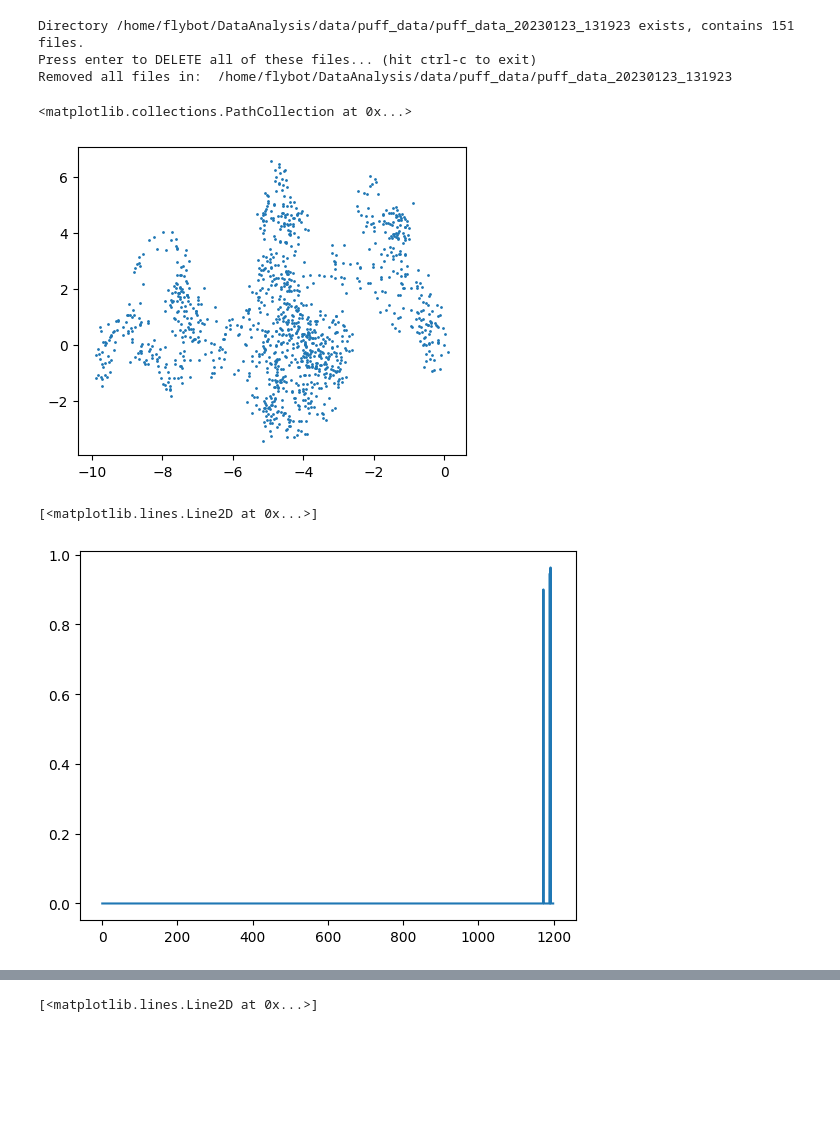
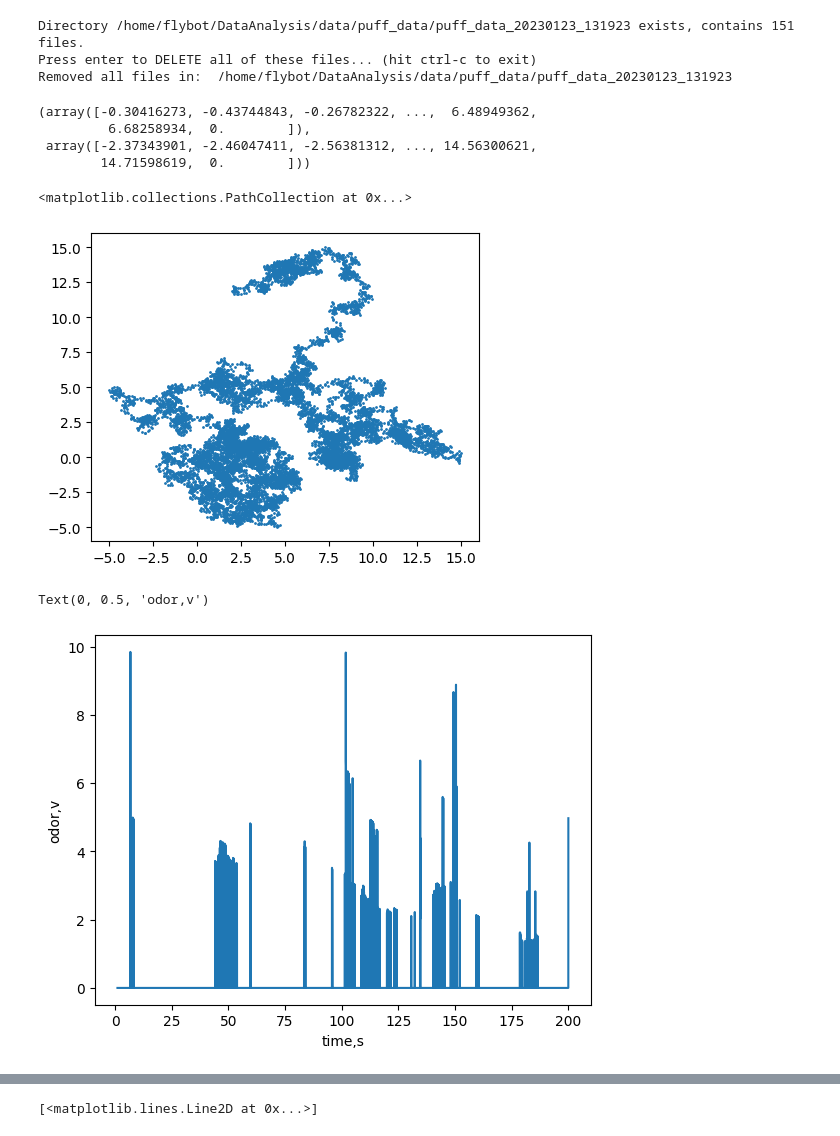
Before and after one commit to arunavanag591/COSMOS, a Jupyter notebook: puff_data_sim.ipynb, the cells around one changed output, grey strips where cells are left out. Cells and saved outputs as stored; diff of their text form; code cells hidden in the pictures; blank space fills up the shorter version.

```diff
--- a/puff_data_sim.ipynb
+++ b/puff_data_sim.ipynb
@@ -35,25 +35,31 @@ steps = np.random.uniform(low=0, high=10, size=(n_points, 2))
 # np.cumsum(steps, axis=0)
 # %%
-n_points = 20 * 60  # 200Hz for 1 minute, change as needed
+n_points = 200 * 60  # 200Hz for 1 minute, change as needed
 step_size = 0.05  # meters
 
 steps = np.random.uniform(low=-step_size, high=step_size, size=(n_points, 2))
 points = np.cumsum(steps, axis=0)
 
-points[:, 0] = (points[:, 0] - np.min(points[:, 0])) / (np.max(points[:, 0]) - np.min(points[:, 0])) * 10
-points[:, 1] = (points[:, 1] - np.min(points[:, 1])) / (np.max(points[:, 1]) - np.min(points[:, 1])) * 10
-
-# Shift all points to the positive axis if any are negative
-# points -= np.min(points, axis=0)
-
 # Ensure the last point is (0,0) by shifting all points by the last point
 points -= points[-1]
 
+points[:, 0] = ((points[:, 0] - np.min(points[:, 0])) / (np.max(points[:, 0]) - np.min(points[:, 0])) * 20) - 5
+points[:, 1] = ((points[:, 1] - np.min(points[:, 1])) / (np.max(points[:, 1]) - np.min(points[:, 1])) * 20) - 5
+
 x = points[:,0]
 y = points[:,1]
-time=np.linspace(1,100,len(x))
+time = np.linspace(1,200,len(x))
 time = np.round(time, decimals=2)
-# time=np.arange(0,1200,1)
+x[-1]=0
+y[-1]=0
+# %%
+
+x,y
+# %% [output]
+(array([-0.30416273, -0.43744843, -0.26782322, ...,  6.48949362,
+         6.68258934,  0.        ]),
+ array([-2.37343901, -2.46047411, -2.56381312, ..., 14.56300621,
+        14.71598619,  0.        ]))
 # %%
 # Create a 10x10 grid
 f, ax = plt.subplots(figsize=(5,4))
@@ -61,7 +67,7 @@ ax.grid(False)
 ax.scatter(x,y, s=1)
 # %% [output]
 <matplotlib.collections.PathCollection at 0x...>
-[figure, old version]
+[figure, new version]
 # %%
 # This should match your directory name from above -- you need to change this
 dirname = '/home/flybot/DataAnalysis/data/puff_data/puff_data_20230123_131923'
@@ -83,4 +89,4 @@ df_new['odor']=c
 df_new['windx']=wx
 df_new['windy']=wy
 df_new['x']=x
-df_new['y']=x
+df_new['y']=y
@@ -87,5 +95,8 @@ df_new['y']=x
 # %%
-plt.plot(df_new.odor)
+plt.plot(time, df_new.odor*5)
+
+plt.xlabel('time,s')
+plt.ylabel('odor,v')
 # %% [output]
-[<matplotlib.lines.Line2D at 0x...>]
+Text(0, 0.5, 'odor,v')
-[figure, old version]
+[figure, new version]
```
Also changed, not shown: parts of 5 cells of this notebook.
